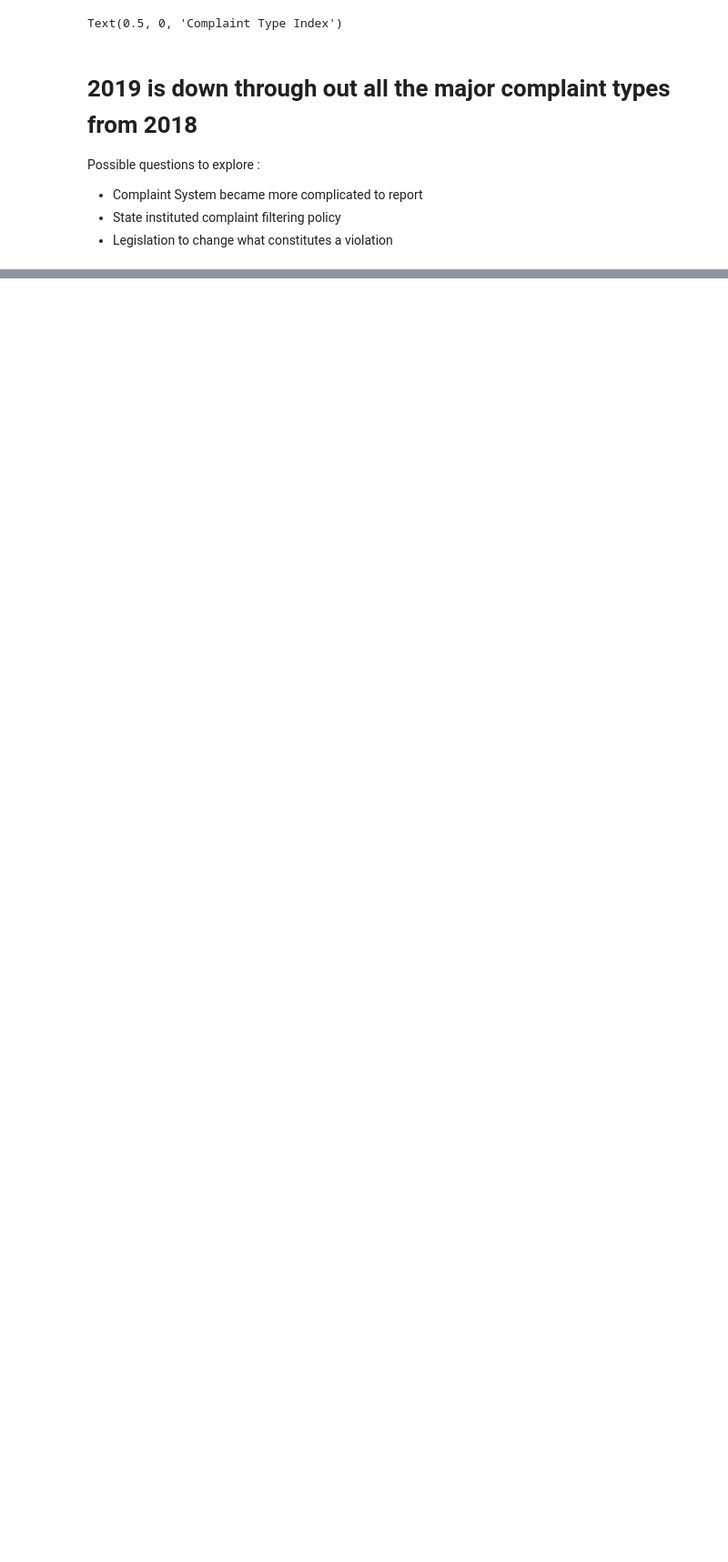
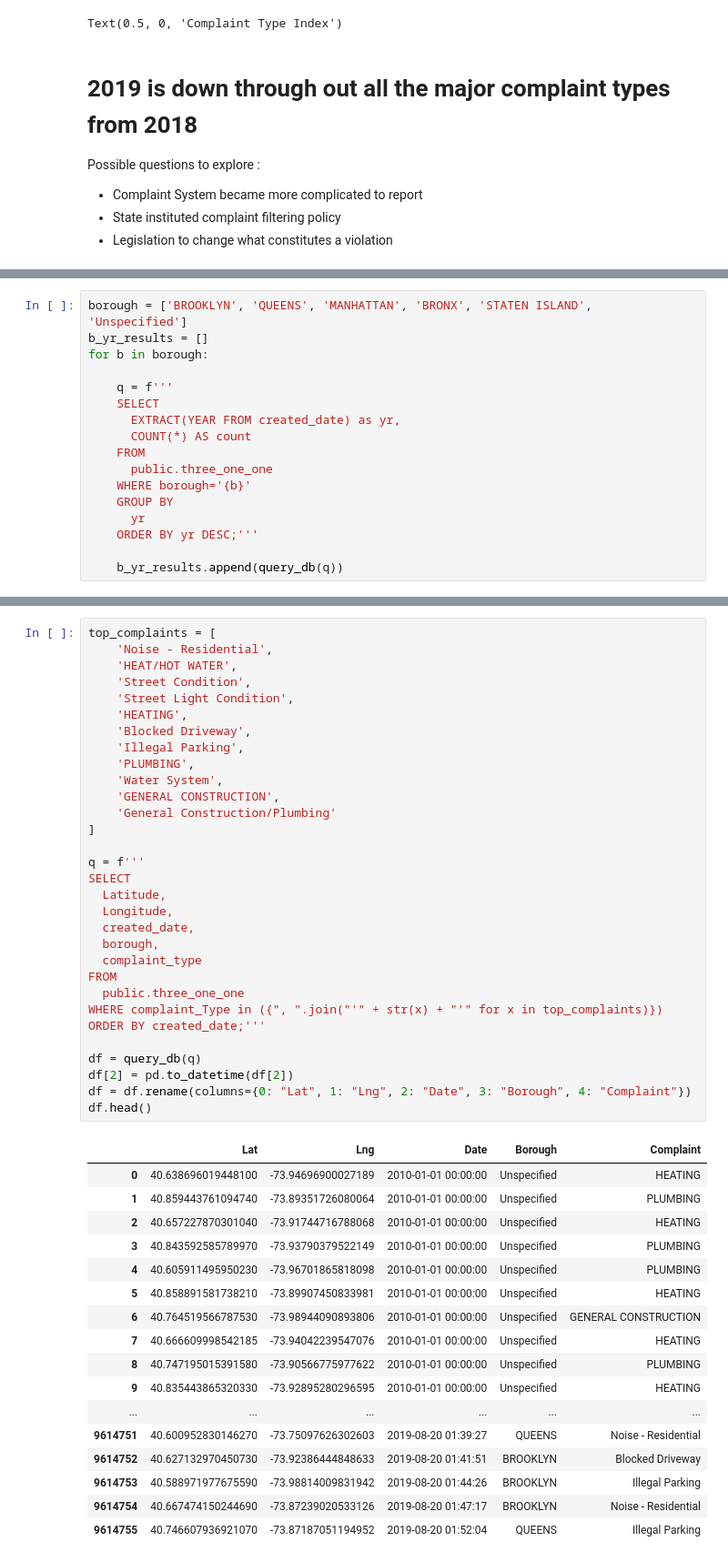
Before and after one commit to eric-freiling/new_york_311, a Jupyter notebook: Notebooks/EDA.ipynb, the cells around one changed output, grey strips where cells are left out. Shown at 91% size. Drawn from its saved outputs; the diff is of its cells as text; blank space fills up the shorter version.

```diff
--- a/Notebooks/EDA.ipynb
+++ b/Notebooks/EDA.ipynb
@@ -270,0 +305,17 @@ Possible questions to explore :
+# %%
+borough = ['BROOKLYN', 'QUEENS', 'MANHATTAN', 'BRONX', 'STATEN ISLAND', 'Unspecified']
+b_yr_results = []
+for b in borough:
+
+    q = f'''
+    SELECT
+      EXTRACT(YEAR FROM created_date) as yr,
+      COUNT(*) AS count
+    FROM
+      public.three_one_one
+    WHERE borough='{b}'
+    GROUP BY
+      yr
+    ORDER BY yr DESC;'''
+
+    b_yr_results.append(query_db(q))
@@ -270,0 +362,49 @@ Possible questions to explore :
+# %%
+top_complaints = [
+    'Noise - Residential',
+    'HEAT/HOT WATER',
+    'Street Condition',
+    'Street Light Condition',
+    'HEATING',
+    'Blocked Driveway',
+    'Illegal Parking',
+    'PLUMBING',
+    'Water System',
+    'GENERAL CONSTRUCTION',
+    'General Construction/Plumbing'
+]
+
+q = f'''
+SELECT
+  Latitude,
+  Longitude,
+  created_date,
+  borough,
+  complaint_type
+FROM
+  public.three_one_one
+WHERE complaint_Type in ({", ".join("'" + str(x) + "'" for x in top_complaints)})
+ORDER BY created_date;'''
+
+df = query_db(q)
+df[2] = pd.to_datetime(df[2])
+df = df.rename(columns={0: "Lat", 1: "Lng", 2: "Date", 3: "Borough", 4: "Complaint"})
+df.head()
+# %% [output]
+|  | Lat | Lng | Date | Borough | Complaint |
+| 0 | 40.638696019448100 | -73.94696900027189 | 2010-01-01 00:00:00 | Unspecified | HEATING |
+| 1 | 40.859443761094740 | -73.89351726080064 | 2010-01-01 00:00:00 | Unspecified | PLUMBING |
+| 2 | 40.657227870301040 | -73.91744716788068 | 2010-01-01 00:00:00 | Unspecified | HEATING |
+| 3 | 40.843592585789970 | -73.93790379522149 | 2010-01-01 00:00:00 | Unspecified | PLUMBING |
+| 4 | 40.605911495950230 | -73.96701865818098 | 2010-01-01 00:00:00 | Unspecified | PLUMBING |
+| 5 | 40.858891581738210 | -73.89907450833981 | 2010-01-01 00:00:00 | Unspecified | HEATING |
+| 6 | 40.764519566787530 | -73.98944090893806 | 2010-01-01 00:00:00 | Unspecified | GENERAL CONSTRUCTION |
+| 7 | 40.666609998542185 | -73.94042239547076 | 2010-01-01 00:00:00 | Unspecified | HEATING |
+| 8 | 40.747195015391580 | -73.90566775977622 | 2010-01-01 00:00:00 | Unspecified | PLUMBING |
+| 9 | 40.835443865320330 | -73.92895280296595 | 2010-01-01 00:00:00 | Unspecified | HEATING |
+| ... | ... | ... | ... | ... | ... |
+| 9614751 | 40.600952830146270 | -73.75097626302603 | 2019-08-20 01:39:27 | QUEENS | Noise - Residential |
+| 9614752 | 40.627132970450730 | -73.92386444848633 | 2019-08-20 01:41:51 | BROOKLYN | Blocked Driveway |
+| 9614753 | 40.588971977675590 | -73.98814009831942 | 2019-08-20 01:44:26 | BROOKLYN | Illegal Parking |
+| 9614754 | 40.667474150244690 | -73.87239020533126 | 2019-08-20 01:47:17 | BROOKLYN | Noise - Residential |
+| 9614755 | 40.746607936921070 | -73.87187051194952 | 2019-08-20 01:52:04 | QUEENS | Illegal Parking |
```
Also changed, not shown: parts of 29 cells of this notebook.
